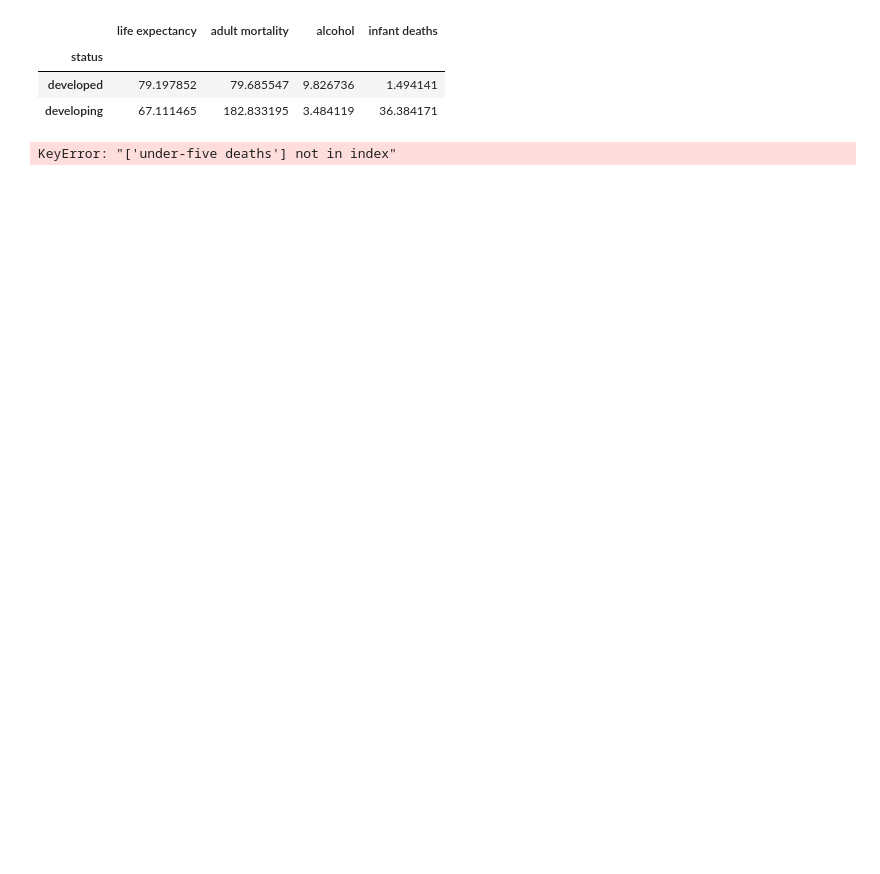
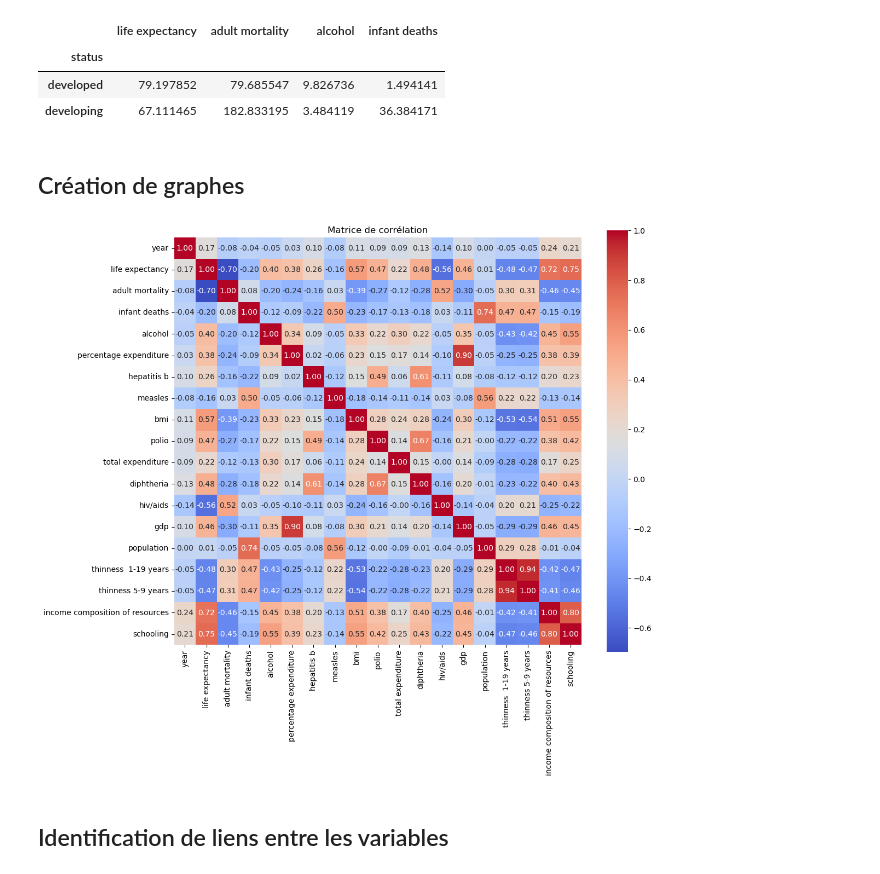
Before and after one commit to bruno-coulet/dazzle-dash, a Jupyter notebook: analyse_exploratoire.ipynb, the cells around one changed output. Saved outputs shown, nothing was run; the diff lists cells and outputs as text; code cells hidden in the pictures; blank space fills up the shorter version.

```diff
--- a/analyse_exploratoire.ipynb
+++ b/analyse_exploratoire.ipynb
@@ -177,25 +177,29 @@ develop
 | status |  |  |  |  |
 | developed | 79.197852 | 79.685547 | 9.826736 | 1.494141 |
 | developing | 67.111465 | 182.833195 | 3.484119 | 36.384171 |
+# %% [markdown]
+## Création de graphes
 # %%
 columns_to_keep = [
         'year','life expectancy', 'adult mortality',
        'infant deaths', 'alcohol', 'percentage expenditure', 'hepatitis b',
-       'measles', 'bmi', 'under-five deaths', 'polio', 'total expenditure',
+       'measles', 'bmi', 'polio', 'total expenditure',
        'diphtheria', 'hiv/aids', 'gdp', 'population', 'thinness  1-19 years',
        'thinness 5-9 years', 'income composition of resources', 'schooling'
     ]
 
 
 # Filtrer le DataFrame pour ne garder que les colonnes spécifiées
 df_filtered = df[columns_to_keep]
 
 
 correlation_matrix = df_filtered.corr()
 
 plt.figure(figsize=(12, 10))
 sns.heatmap(correlation_matrix, annot=True, cmap='coolwarm', square=True, fmt=".2f")
 plt.title("Matrice de corrélation")
 plt.show()
 # %% [output]
-KeyError: "['under-five deaths'] not in index"
+[figure, added]
+# %% [markdown]
+## Identification de liens entre les variables
```
Also changed, not shown: parts of 3 cells of this notebook.
